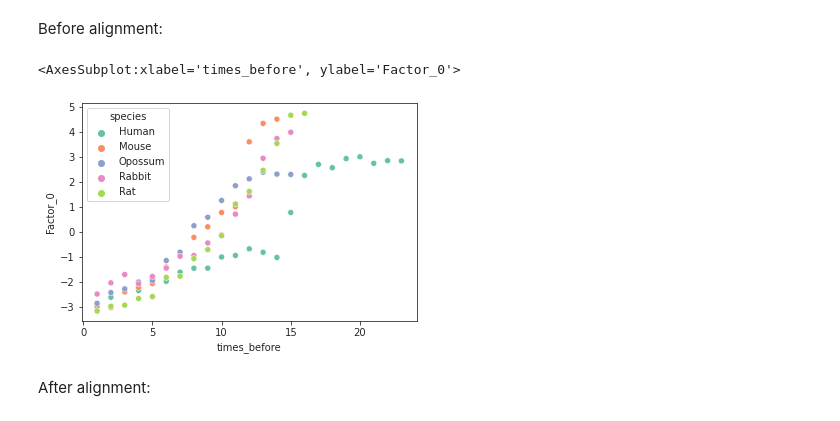
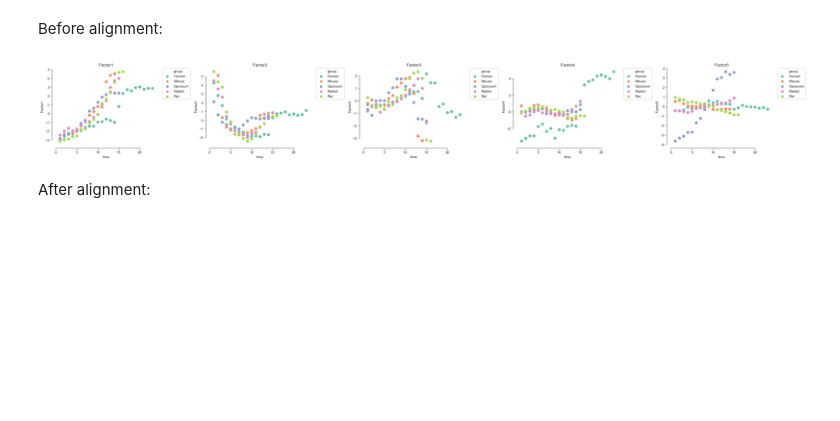
Before and after one commit to bioFAM/MEFISTO_tutorials, a Jupyter notebook: MEFISTO_evodevo.ipynb, the cells around one changed output. Saved outputs shown, nothing was run; the diff lists cells and outputs as text; code cells hidden in the pictures; blank space fills up the shorter version.

```diff
--- a/MEFISTO_evodevo.ipynb
+++ b/MEFISTO_evodevo.ipynb
@@ -189,10 +171,9 @@ df
 # %% [markdown]
 Before alignment:
-# %%
-sns.scatterplot(x="times_before", y="Factor_0",
-                hue="species", data = df)
-# %% [output]
-<AxesSubplot:xlabel='times_before', ylabel='Factor_0'>
-[figure, removed]
+# %%
+mofax.plot_factors_scatter(m, x="time", y=range(m.nfactors),
+                           ncols=5, size=70);
+# %% [output]
+[figure, added]
 # %% [markdown]
 After alignment:
```
Also changed, not shown: parts of 33 cells of this notebook.
